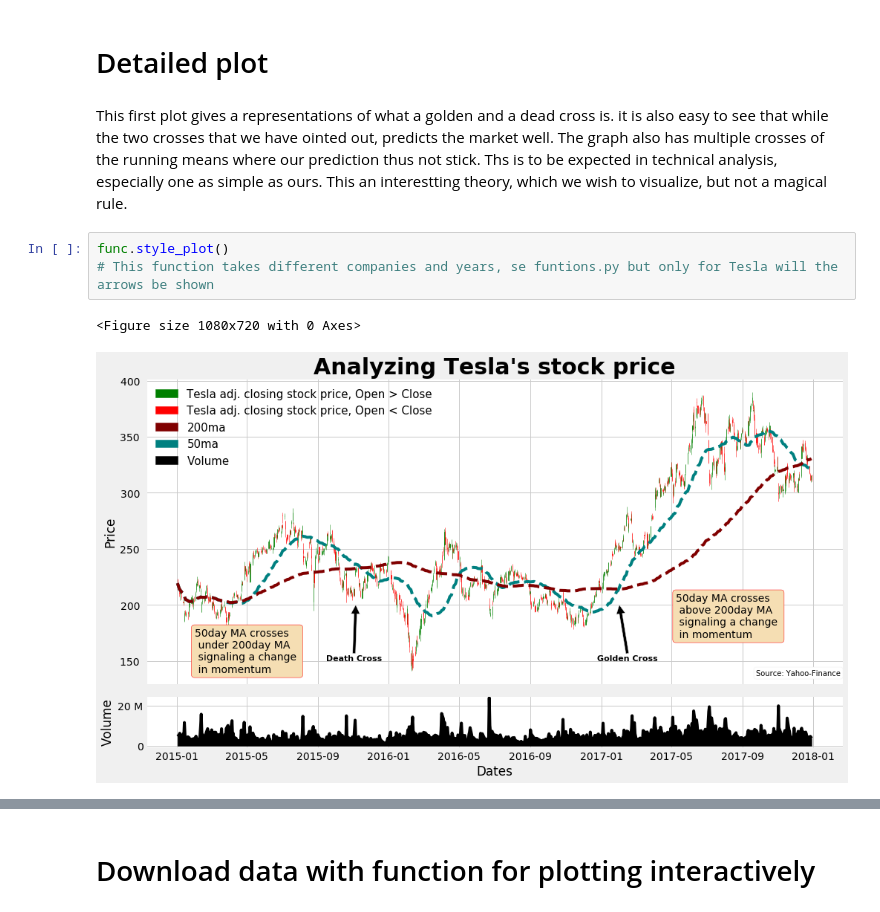
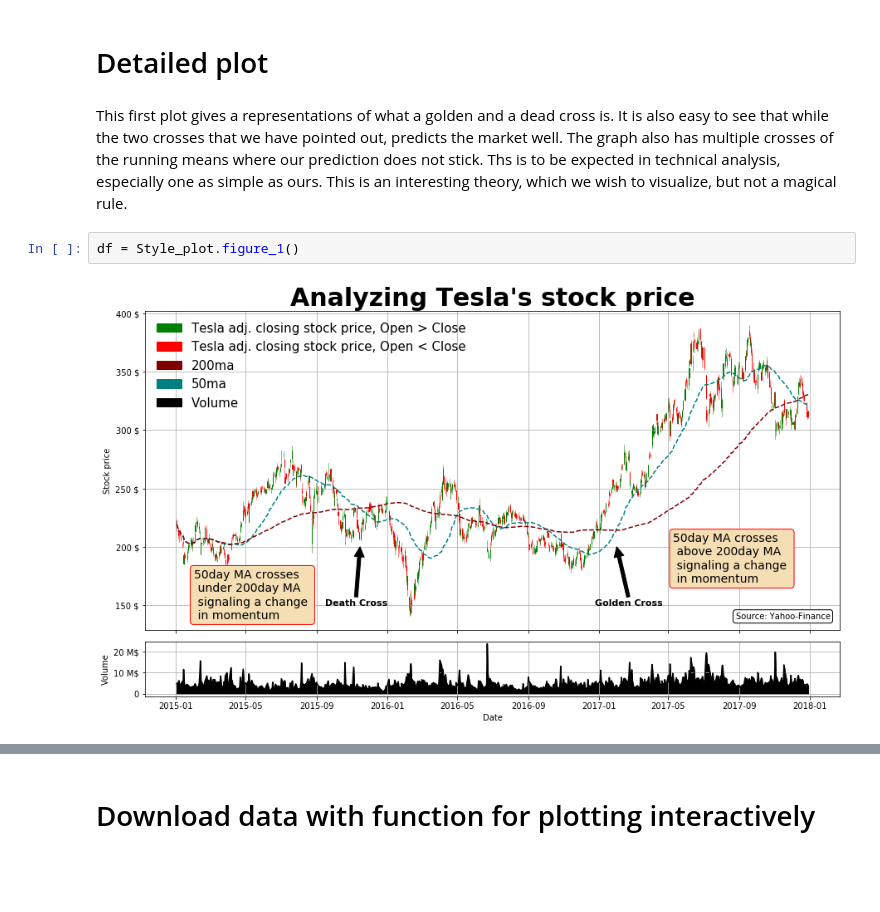
Before and after one commit to NumEconCopenhagen/projects-2019-unity, a Jupyter notebook: dataproject/dataProject.ipynb, the cells around one changed output, grey strips where cells are left out. Drawn from its saved outputs; the diff is of its cells as text; blank space fills up the shorter version.

Commit message:
Style plots update

```diff
--- a/dataproject/dataProject.ipynb
+++ b/dataproject/dataProject.ipynb
@@ -19,11 +17,9 @@ Loading BokehJS ...
 # %% [markdown]
 # Detailed plot
 # %% [markdown]
-This first plot gives a representations of what a golden and a dead cross is. it is also easy to see that while the two crosses that we have ointed out, predicts  the market well. The graph also has multiple crosses of the running means where our prediction thus not stick.
-Ths is to be expected in technical analysis, especially one as simple as ours. This an interestting theory, which we wish to visualize, but not a magical rule.
+This first plot gives a representations of what a golden and a dead cross is. It is also easy to see that while the two crosses that we have pointed out, predicts  the market well. The graph also has multiple crosses of the running means where our prediction does not stick.
+Ths is to be expected in technical analysis, especially one as simple as ours. This is an interesting theory, which we wish to visualize, but not a magical rule.
-# %%
-func.style_plot()
-# This function takes different companies and years, se funtions.py but only for Tesla will the arrows be shown
-# %% [output]
-<Figure size 1080x720 with 0 Axes>
-[figure, removed]
+# %%
+df = Style_plot.figure_1()
+# %% [output]
+[figure, added]
```
Also changed, not shown: parts of 8 cells of this notebook, 8 other files.
